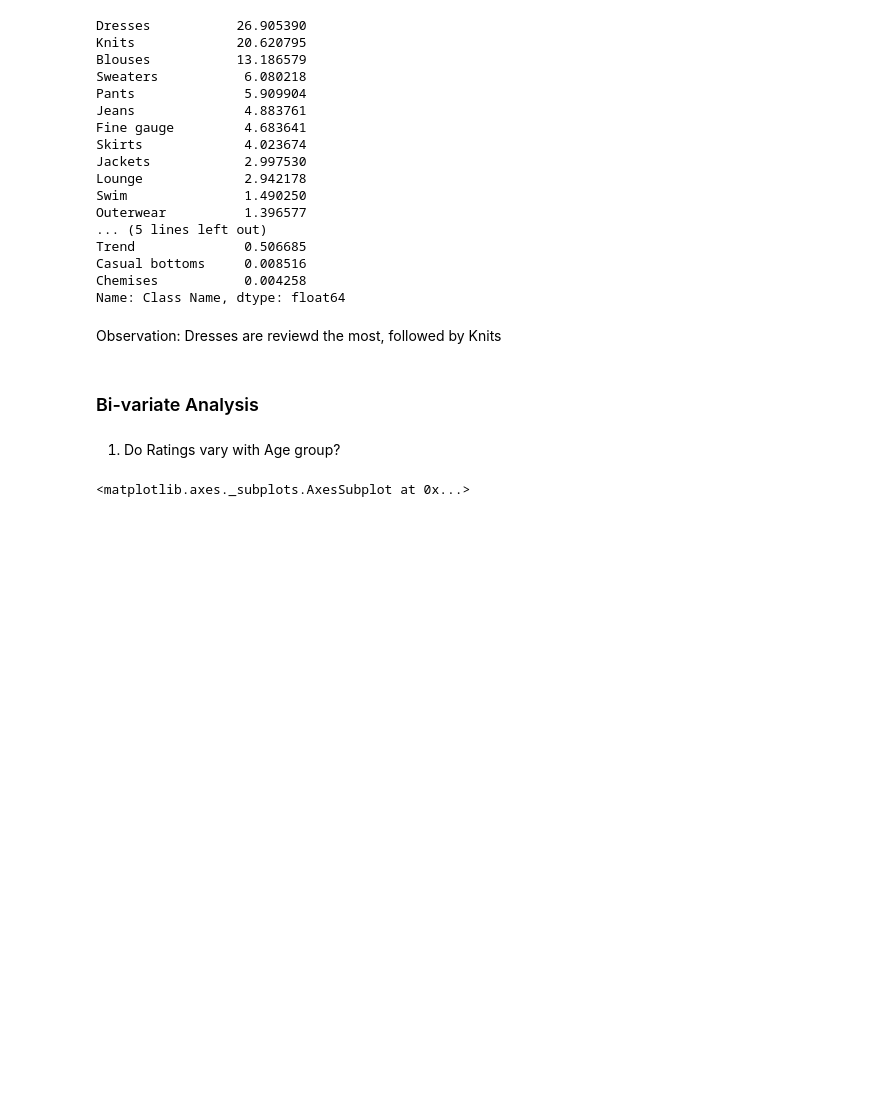
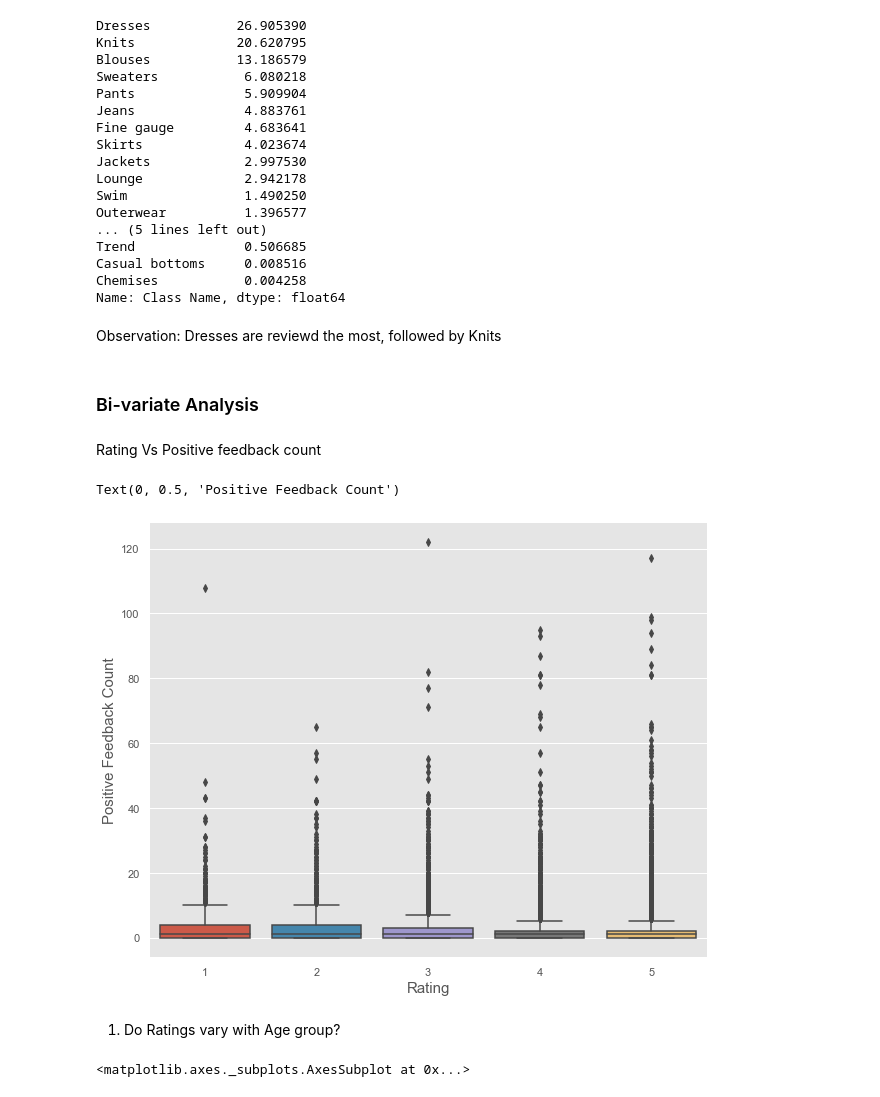
Before and after one commit to ArsalRahimMLE/Women-s-E-Commerce-Clothing-Reviews, a Jupyter notebook: Sentiment Analysis.ipynb, the cells around one changed output. Saved outputs shown, nothing was run; the diff lists cells and outputs as text; code cells hidden in the pictures; blank space fills up the shorter version.

```diff
--- a/Sentiment Analysis.ipynb
+++ b/Sentiment Analysis.ipynb
@@ -426,6 +451,16 @@ Name: Class Name, dtype: float64
 Observation: Dresses are reviewd the most, followed by Knits
 # %% [markdown]
 ### Bi-variate Analysis
+# %% [markdown]
+Rating Vs Positive feedback count
+# %%
+plt.figure(figsize=(10,8))
+sns.boxplot(x = 'Rating', y = 'Positive Feedback Count', data = df)
+plt.xlabel('Rating',size = 15)
+plt.ylabel('Positive Feedback Count', size = 15)
+# %% [output]
+Text(0, 0.5, 'Positive Feedback Count')
+[figure, added]
 # %% [markdown]
 1. Do Ratings vary with Age group?
 # %%
```
Also changed, not shown: parts of 22 cells of this notebook.
